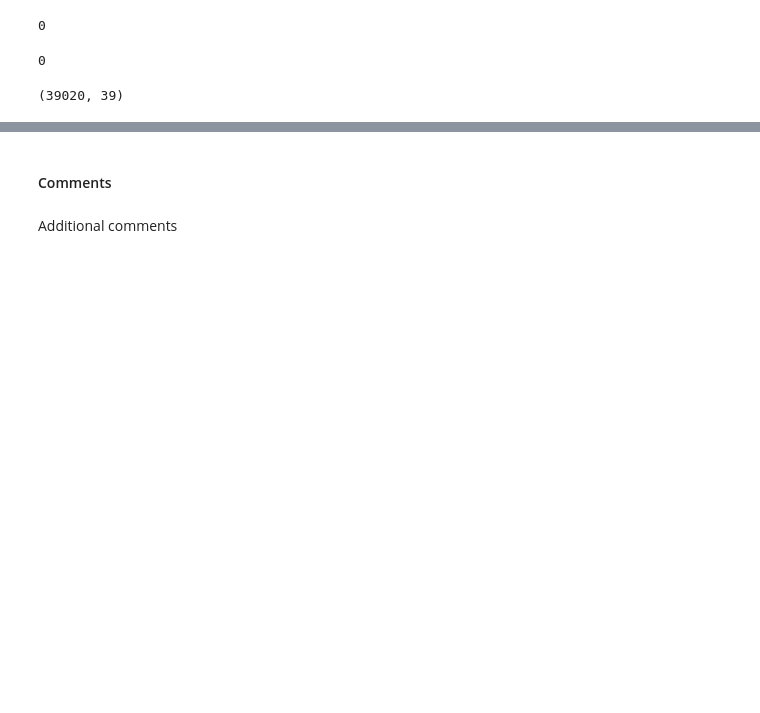
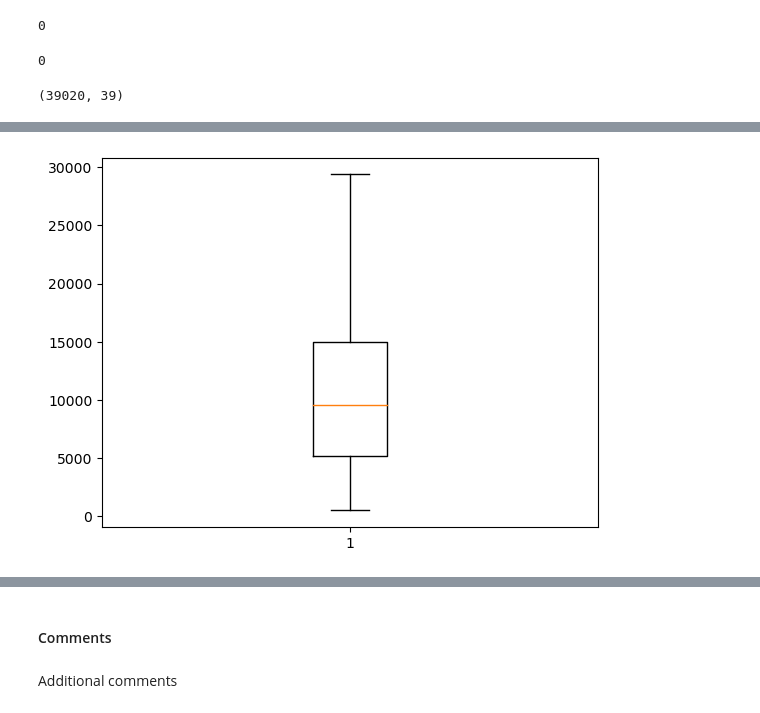
Before and after one commit to Aswani-ReddyKV/LendingClubCaseStudy, a Jupyter notebook: LendingClubCaseStudy.ipynb, the cells around one changed output, grey strips where cells are left out. Drawn from its saved outputs; the diff is of its cells as text; code cells hidden in the pictures; blank space fills up the shorter version.

```diff
--- a/LendingClubCaseStudy.ipynb
+++ b/LendingClubCaseStudy.ipynb
@@ -189,0 +242,7 @@ lendingDF.shape
+# %%
+#Drop rows which are falling beyond Fence(Q3+1.5*IQR)
+lendingDF = lendingDF[lendingDF['loan_amnt'] <= 29400]
+plt.boxplot(lendingDF.loan_amnt)
+plt.show()
+# %% [output]
+[figure, added]
```
Also changed, not shown: parts of 16 cells of this notebook, 1 other file.
